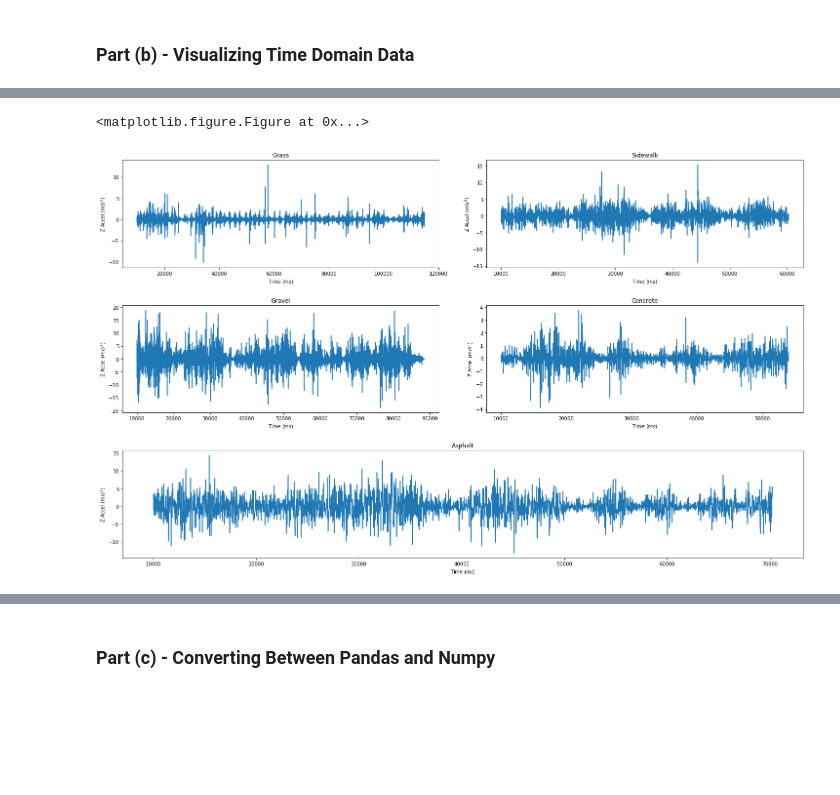
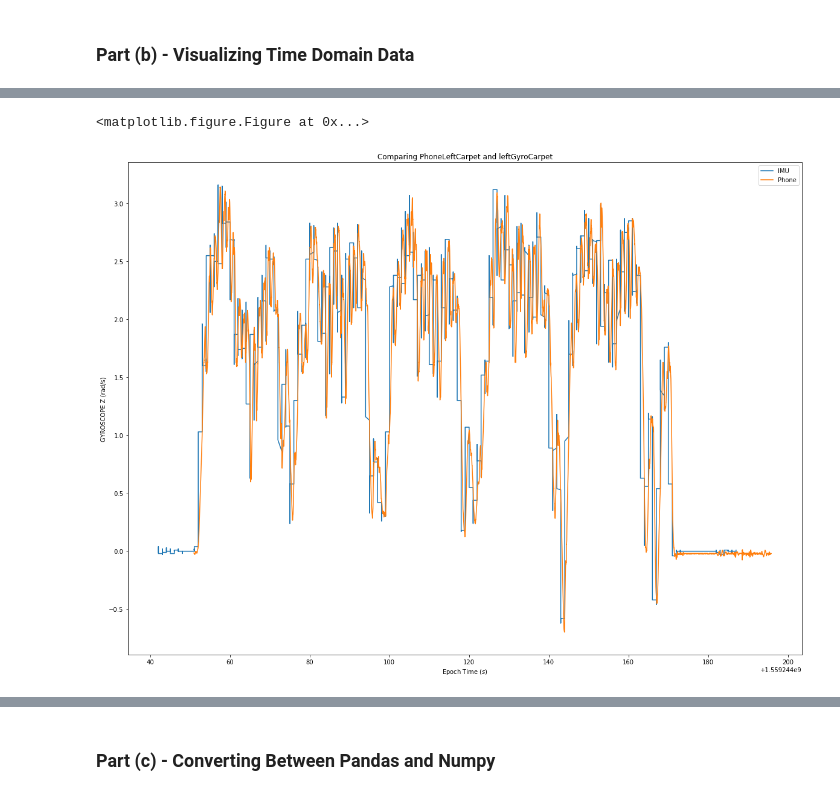
Before and after one commit to KeenanMcConkey/Wheelchair-Terrain-Classification, a Jupyter notebook: TerrainClassification.ipynb, the cells around one changed output, grey strips where cells are left out. Cells and saved outputs as stored; diff of their text form; code cells hidden in the pictures; blank space fills up the shorter version.

```diff
--- a/TerrainClassification.ipynb
+++ b/TerrainClassification.ipynb
@@ -98,2 +159,7 @@ plt.show()
+# %%
+epoch_compare('PhoneLeftCarpet', 'leftGyroCarpet')
+# %% [output]
+<matplotlib.figure.Figure at 0x...>
+[figure, added]
 # %%
 '''Plot given x annd y axes for every dataset in given array of datasets'''
@@ -138,9 +204,3 @@ def plot_all(n_datasets, labels, x_axis, y_axis, x_unit='($ms$)', y_unit='($m/s^
 
     plt.subplots_adjust(hspace=0.35, wspace=0.15)
     plt.show()
-# %%
-# Plot some examples
-plot_all(raw_datasets, dataset_labels, x_axis='Time', y_axis='Z Accel')
-# %% [output]
-<matplotlib.figure.Figure at 0x...>
-[figure, removed]
```
Also changed, not shown: parts of 37 cells of this notebook, 36 other files.
